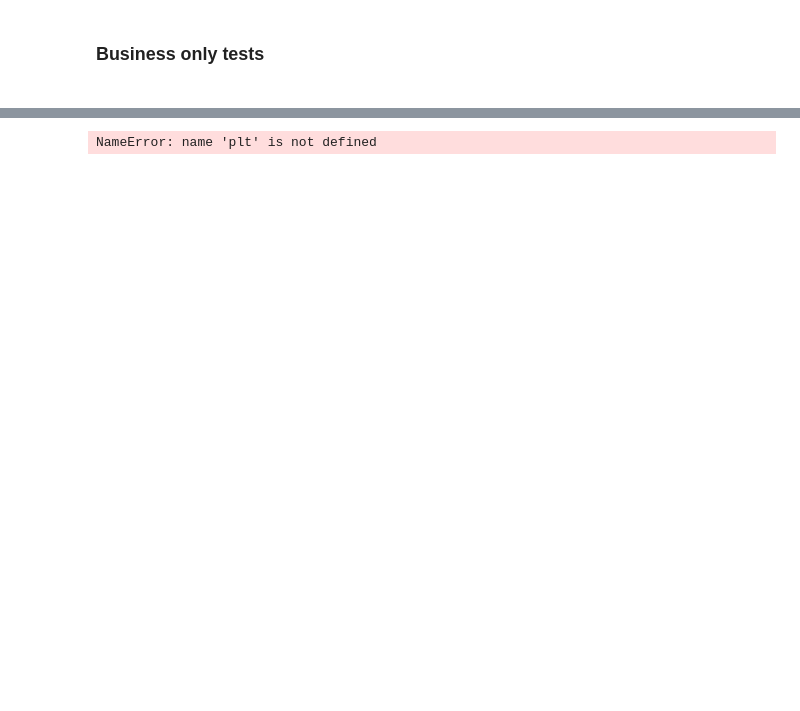
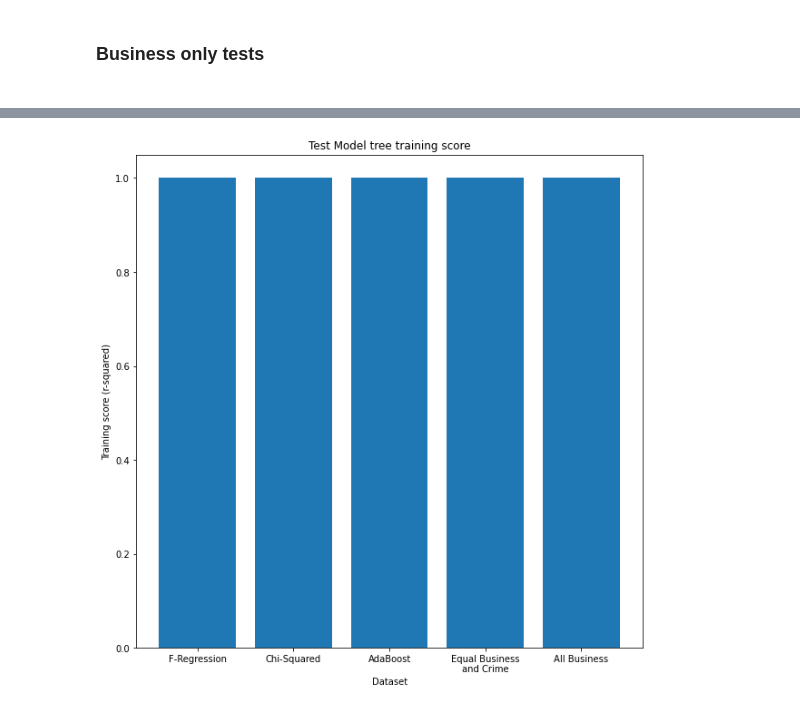
Before and after one commit to CBProgramming/CrimePrediction, a Jupyter notebook: 0.22 - Tuning template Tests.ipynb, the cells around one changed output, grey strips where cells are left out. Drawn from its saved outputs; the diff is of its cells as text; code cells hidden in the pictures; blank space fills up the shorter version.

```diff
--- a/0.22 - Tuning template Tests.ipynb
+++ b/0.22 - Tuning template Tests.ipynb
@@ -181,6 +181,7 @@ def test_best_args(best_args, expected_best_args):
     print('Best Args tests passed successfully.')
 # %%
 def get_best_model_test(method, is_sample, num_folds,x_zeros_possible):
+    args = {}
     results = package_variables_to_be_tested(method,args,num_folds,is_sample)
 
     expected_score = 1
@@ -249,6 +250,7 @@ def get_best_model_test(method, is_sample, num_folds,x_zeros_possible):
                         expected_grid, expected_best_args]
 
     test_results(results,expected_results)
+    return results[0],results[1],results[2],results[3],results[4]
 # %% [markdown]
 <h3> F-regression tests <h3>
 # %%
@@ -713,0 +850,22 @@ All tests passed successfully.
+# %%
+# train five arbitrary models
+f_reg_model, f_reg_train_score, f_reg_mse, f_reg_mae, f_reg_r2 = get_best_model_test(method = '_f_regression',
+                                                                                     is_sample = False,
+                                                                                     num_folds = 10,
+                                                                                     x_zeros_possible = False)
+chi2_model, chi2_train_score, chi2_mse, chi2_mae, chi2_r2 = get_best_model_test(method = '_chi2',
+                                                                                     is_sample = False,
+                                                                                     num_folds = 10,
+                                                                                     x_zeros_possible = True)
+ada_model, ada_train_score, ada_mse, ada_mae, ada_r2 = get_best_model_test(method = '_adaboost',
+                                                                                is_sample = False,
+                                                                                num_folds = 10,
+                                                                                x_zeros_possible = False)
+equal_model, equal_train_score, equal_mse, equal_mae, equal_r2 = get_best_model_test(method = '_equal_crime_and_business',
+                                                                                     is_sample = False,
+                                                                                     num_folds = 10,
+                                                                                     x_zeros_possible = False)
+bus_model, bus_train_score, bus_mse, bus_mae, bus_r2 = get_best_model_test(method = '_equal_crime_and_business',
+                                                                           is_sample = False,
+                                                                           num_folds = 10,
+                                                                           x_zeros_possible = False)
@@ -720,12 +940,12 @@ datasets = ["F-Regression","Chi-Squared","AdaBoost","Equal Business\nand Crime",
 y_select = np.arange(len(datasets))
 # %%
 plt.figure(figsize = (10,10))
-plt.xticks(y_select,datasets)
-plt.title(display_name + " tree training score")
-plt.xlabel("Dataset")
-plt.ylabel("Training score (r-squared)")
-plt.bar(y_select, training_scores)
+training_x_ticks = plt.xticks(y_select,datasets)
+training_title = plt.title(display_name + " tree training score")
+training_x_label = plt.xlabel("Dataset")
+training_y_label = plt.ylabel("Training score (r-squared)")
+training_bar = plt.bar(y_select, training_scores)
 # %% [output]
-NameError: name 'plt' is not defined
+[figure, added]
 # %%
 plt.figure(figsize = (10,10))
```
Also changed, not shown: parts of 40 cells of this notebook, 3 other files.
